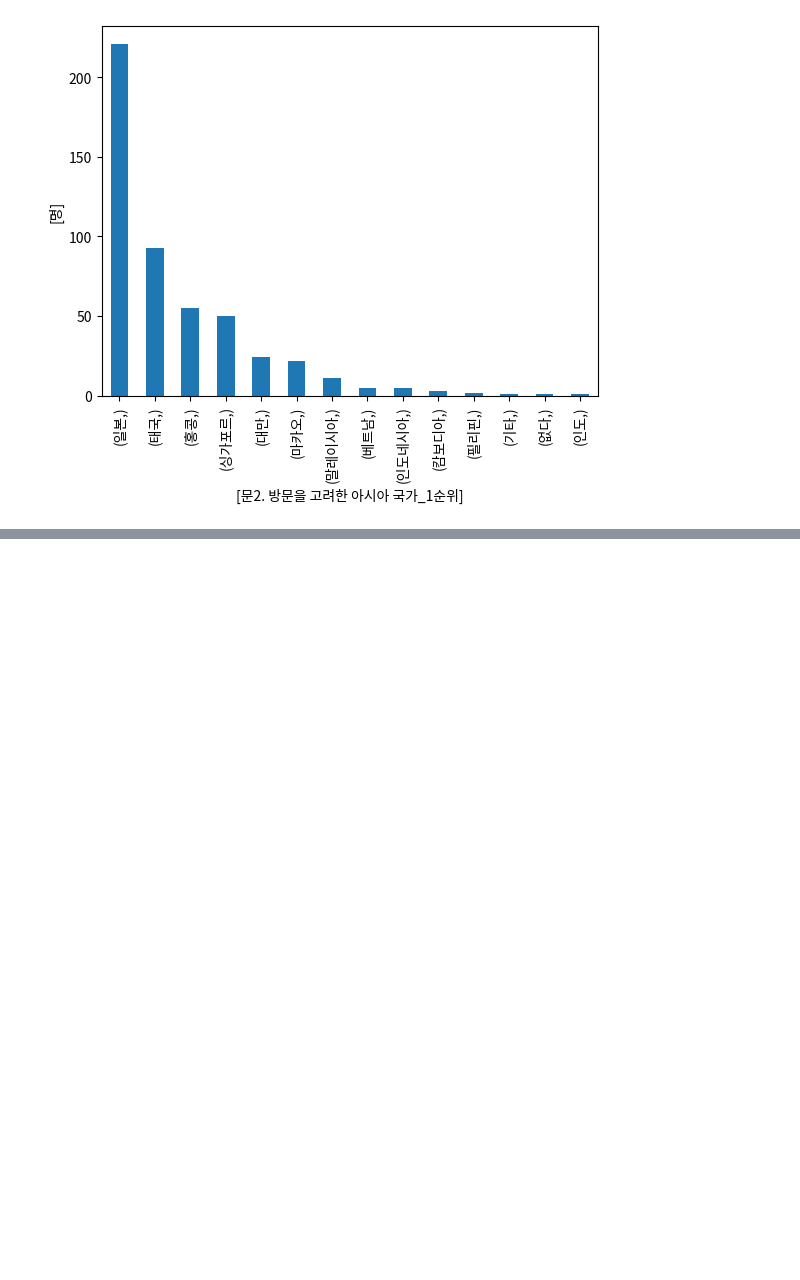
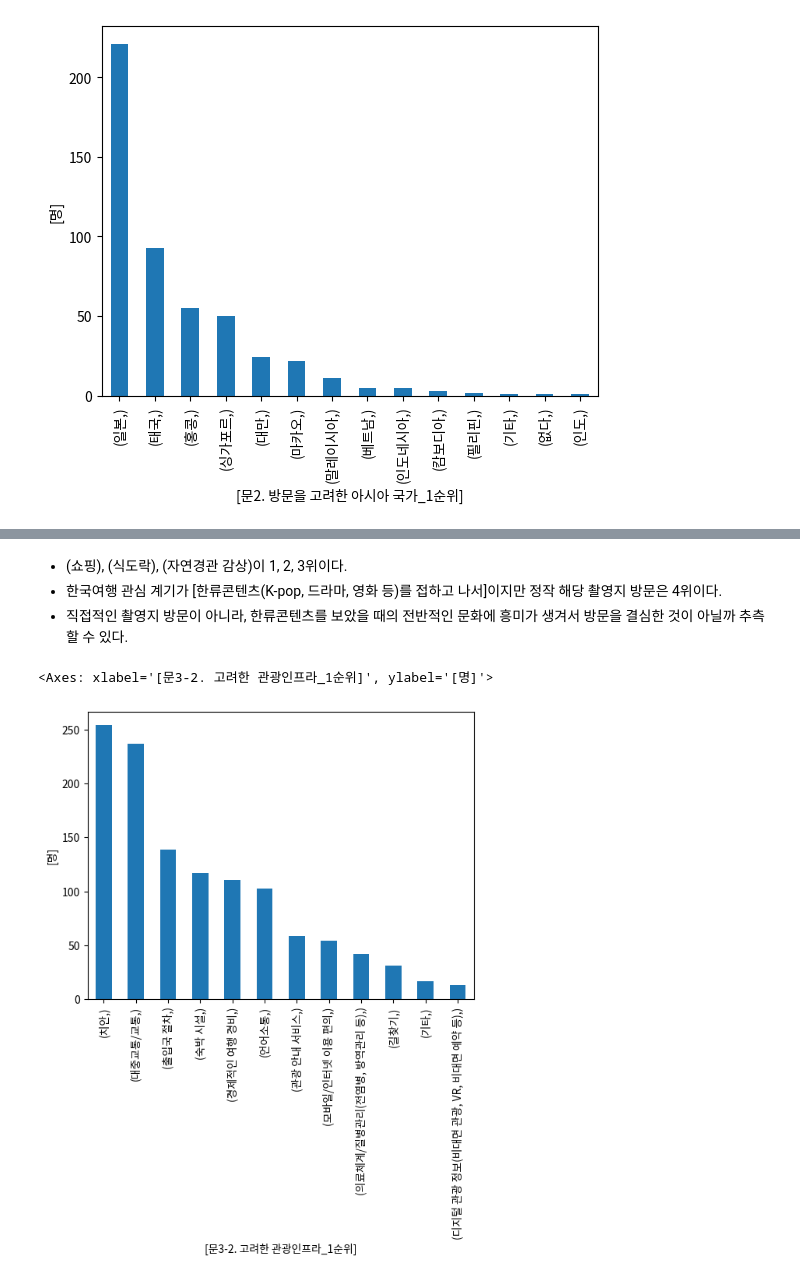
Before and after one commit to kKn00077/techit-travel-data-analysis, a Jupyter notebook: china.ipynb, the cells around one changed output, grey strips where cells are left out. Saved outputs shown, nothing was run; the diff lists cells and outputs as text; code cells hidden in the pictures; blank space fills up the shorter version.

```diff
--- a/china.ipynb
+++ b/china.ipynb
@@ -305,0 +361,13 @@ info_df.loc[info_df['Q2a1'] != -1, ['Q2a1']].value_counts().plot.bar(
+# %% [markdown]
+* (쇼핑), (식도락), (자연경관 감상)이 1, 2, 3위이다. <br>
+* 한국여행 관심 계기가 [한류콘텐츠(K-pop, 드라마, 영화 등)를 접하고 나서]이지만 정작 해당 촬영지 방문은 4위이다. <br>
+* 직접적인 촬영지 방문이 아니라, 한류콘텐츠를 보았을 때의 전반적인 문화에 흥미가 생겨서 방문을 결심한 것이 아닐까 추측할 수 있다.
+# %%
+# 고려한 관광인프라 1순위
+info_df.loc[info_df['Q3_2a1'] != -1, ['Q3_2a1']].value_counts().plot.bar(
+    ylabel=['명'],
+    xlabel=columns_value_df.loc[columns_value_df['변수명'] == 'Q3_2a1', '항목명'].head(1).values
+)
+# %% [output]
+<Axes: xlabel='[문3-2. 고려한 관광인프라_1순위]', ylabel='[명]'>
+[figure, added]
```
Also changed, not shown: parts of 68 cells of this notebook.
